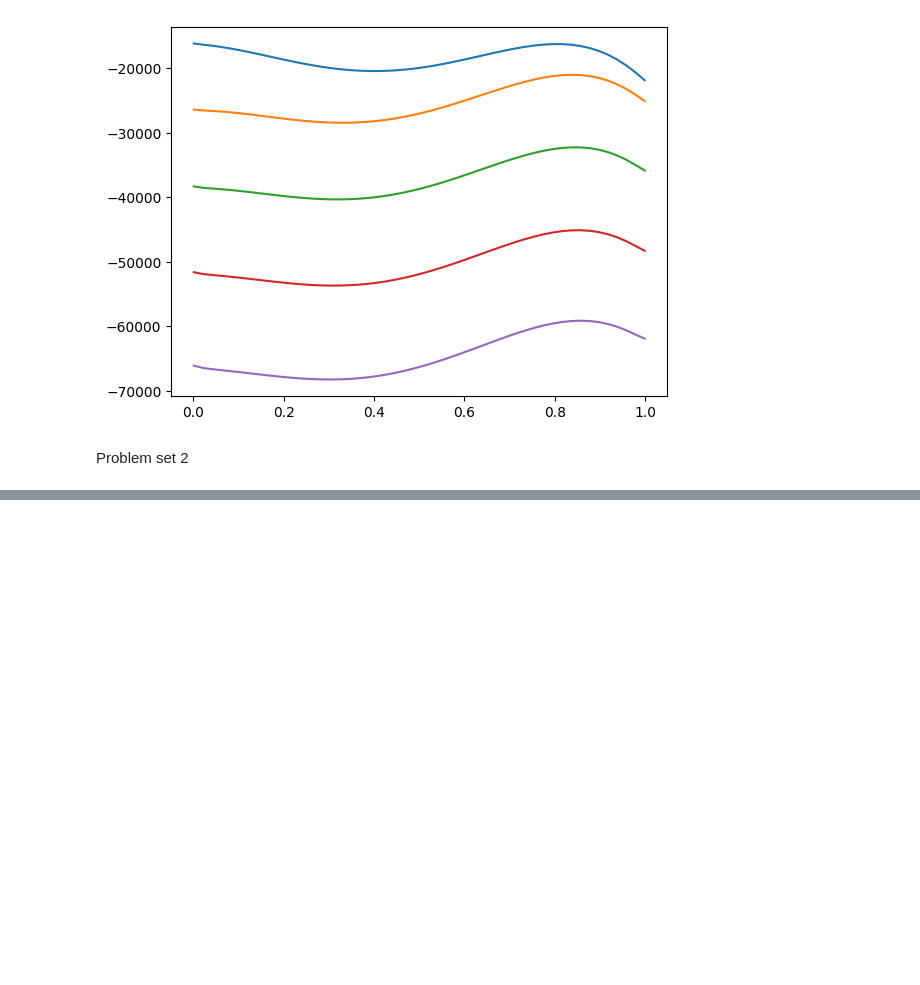
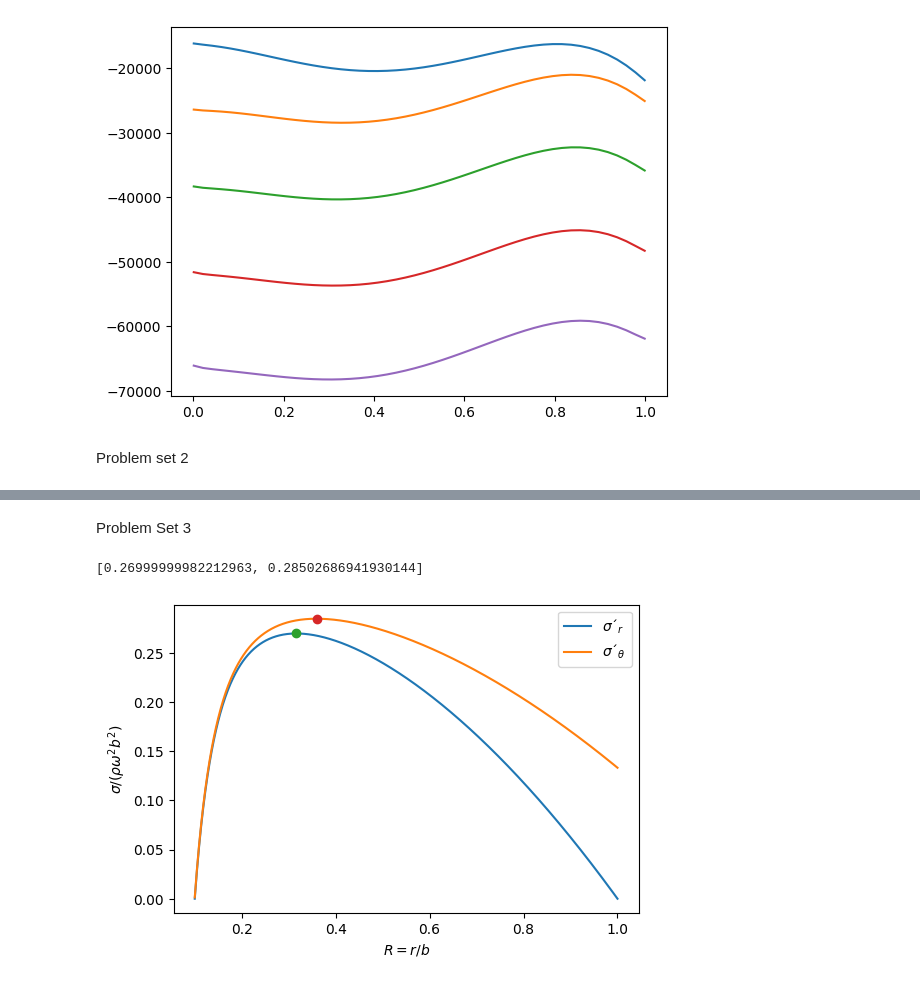
Before and after one commit to ShannonNCM/High_temp_materials, a Jupyter notebook: codes.ipynb, the cells around one changed output, grey strips where cells are left out. Drawn from its saved outputs; the diff is of its cells as text; code cells hidden in the pictures; blank space fills up the shorter version.

```diff
--- a/codes.ipynb
+++ b/codes.ipynb
@@ -145,0 +151,33 @@ find_a(twotheta_gamma)
+# %% [markdown]
+Problem Set 3
+# %%
+#parameter
+R = np.linspace(0.1,1,1000) # set the values that R can take
+# %%
+#radial stress
+sigma_radial_R = (5/15)*((101/100)-(1/(100*R**2))-R**2)
+sigma_hoop_R = (5/15)*((101/100)-(1/(100*R**2))-((3/5)*R**2))
+# %%
+#finding the maximum values
+max_radial = np.max(sigma_radial_R)
+index_max_radial = R[np.argmax(sigma_radial_R)]
+max_hoop = np.max(sigma_hoop_R)
+index_max_hoop = R[np.argmax(sigma_hoop_R)]
+max_vals = [max_radial, max_hoop]
+max_vals
+# %% [output]
+[0.26999999982212963, 0.28502686941930144]
+# %%
+#Plotting the stresses and maximum
+plt.figure(figsize=(6,4))
+plt.plot(R, sigma_radial_R, label=r'$\sigma´_r$')
+plt.plot(R, sigma_hoop_R, label=r'$\sigma´_\theta$')
+plt.plot(index_max_radial,max_radial, 'o')
+plt.plot(index_max_hoop,max_hoop, 'o')
+plt.xlabel(r'$R=r/b$')
+plt.ylabel(r'$\sigma/(\rho\omega^2 b^2)$')
+plt.legend()
+#plt.grid(True)
+plt.savefig('stress.pdf')
+# %% [output]
+[figure, added]
```
Also changed, not shown: parts of 4 cells of this notebook, 1 other file.
